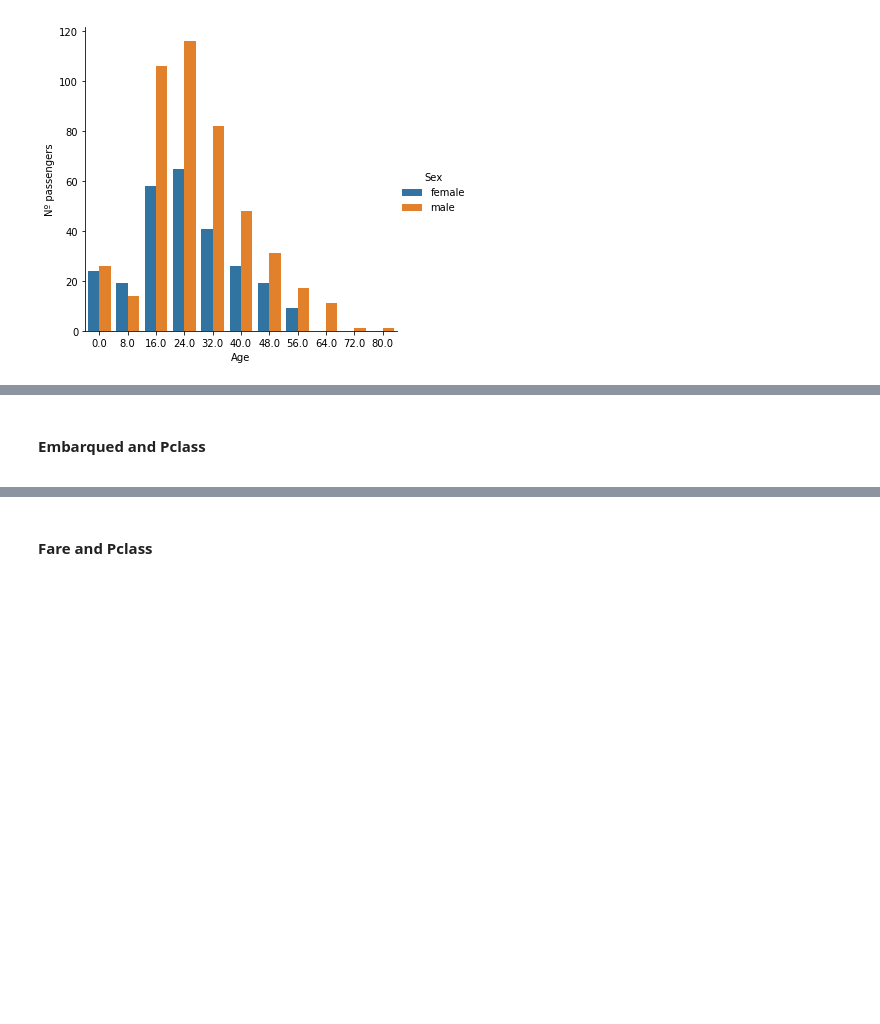
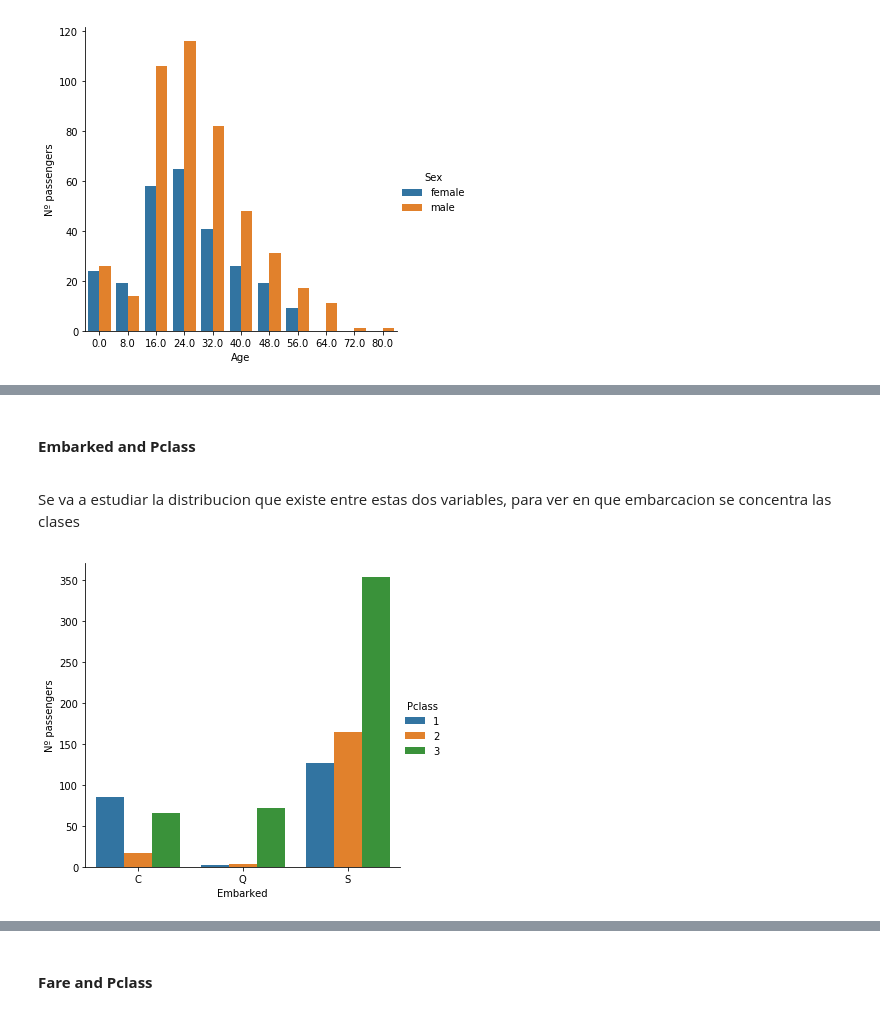
Before and after one commit to brudini/Titanic-Kaggle, a Jupyter notebook: titanic.ipynb, the cells around one changed output, grey strips where cells are left out. Cells and saved outputs as stored; diff of their text form; code cells hidden in the pictures; blank space fills up the shorter version.

```diff
--- a/titanic.ipynb
+++ b/titanic.ipynb
@@ -549,3 +568,9 @@ plot_hue_survived(train_df,"Age","Sex",10)
 # %% [markdown]
-#### **Embarqued and Pclass**
+#### **Embarked and Pclass**
 <a id="Embarqued_Pclass"></a>
+# %% [markdown]
+Se va a estudiar la distribucion que existe entre estas dos variables, para ver en que embarcacion se concentra las clases
+# %%
+plot_hue_survived(train_df,"Embarked","Pclass")
+# %% [output]
+[figure, added]
```
Also changed, not shown: parts of 52 cells of this notebook.
